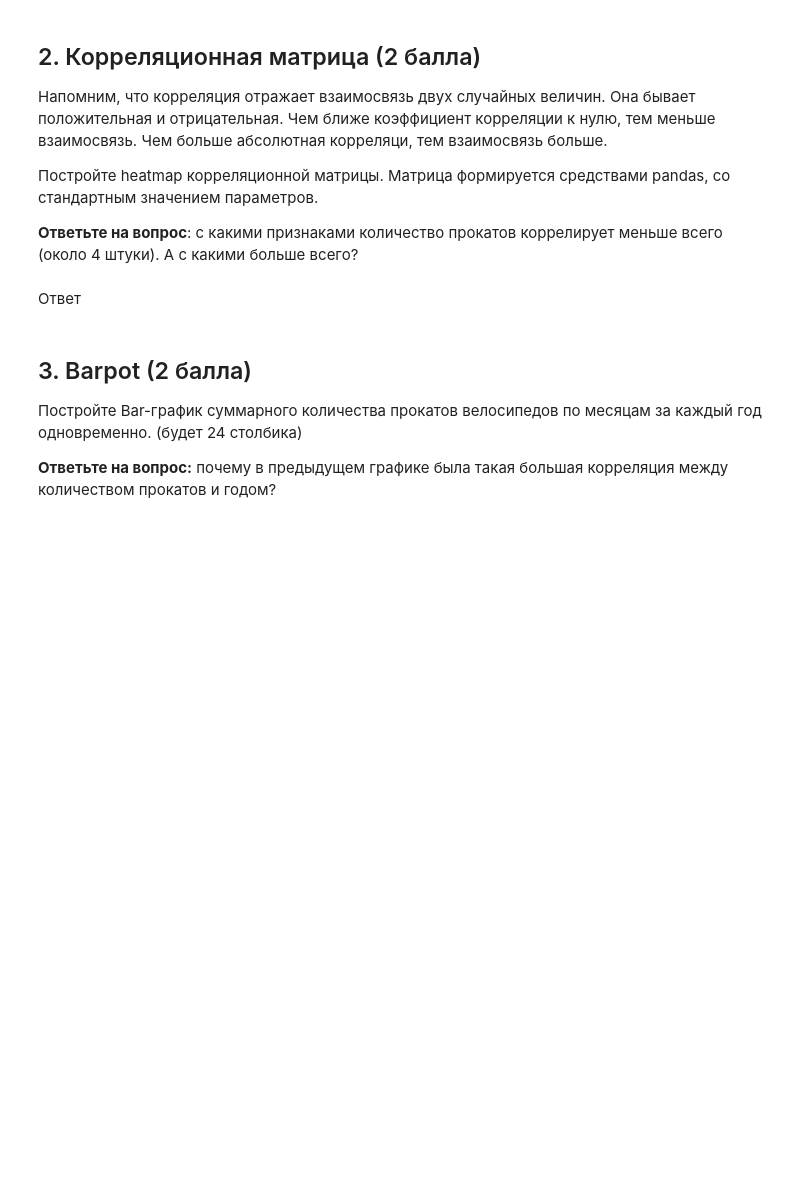
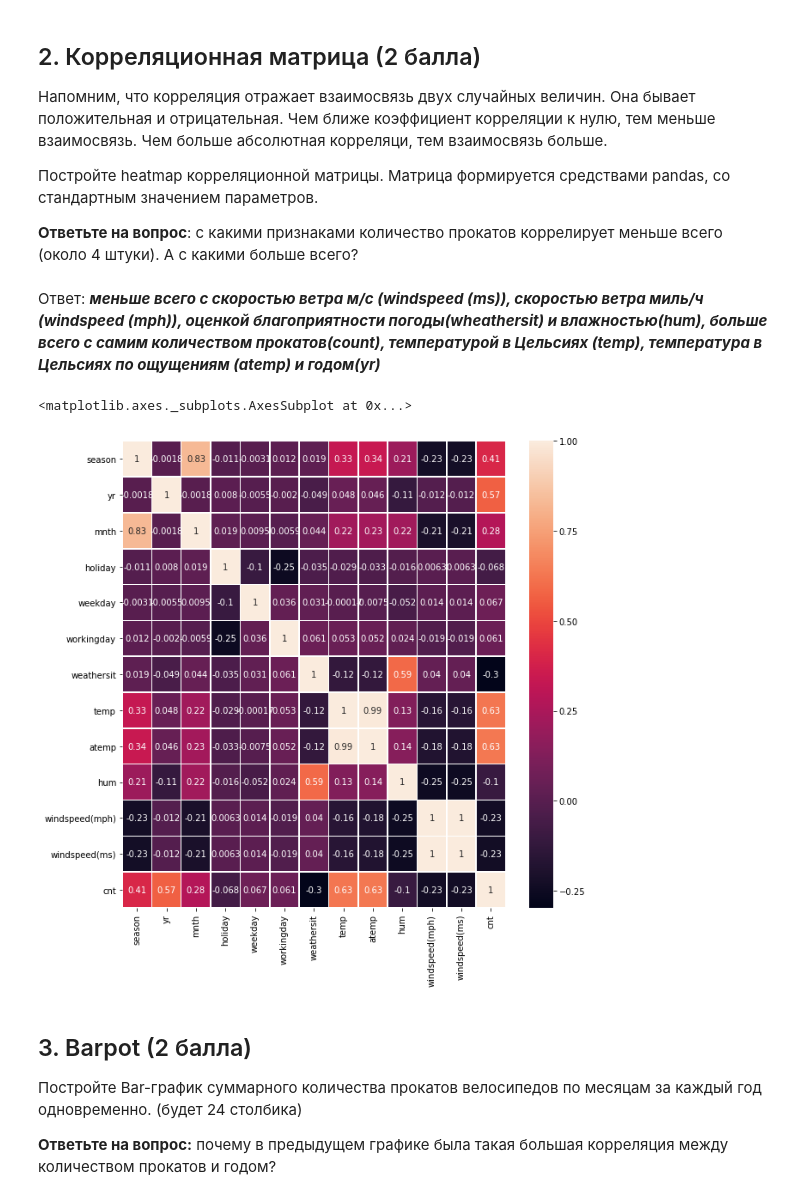
Before and after one commit to evggenshch/7bits_ML_1819, a Jupyter notebook: week3_homework_03-01-visualisation-homework.ipynb, the cells around one changed output. Cells and saved outputs as stored; diff of their text form; code cells hidden in the pictures; blank space fills up the shorter version.

```diff
--- a/week3_homework_03-01-visualisation-homework.ipynb
+++ b/week3_homework_03-01-visualisation-homework.ipynb
@@ -111,8 +147,15 @@ _(чем больше значение, тем больше прокатов и
 Постройте heatmap корреляционной матрицы. Матрица формируется средствами pandas, со стандартным значением параметров.
 
 **Ответьте на вопрос**: с какими признаками количество прокатов коррелирует меньше всего (около 4 штуки). А с какими больше всего?
-# %% [markdown]
-Ответ
+# %% [markdown]
+Ответ: __*меньше всего с скоростью ветра м/c (windspeed (ms)), скоростью ветра миль/ч (windspeed (mph)), оценкой благоприятности погоды(wheathersit) и влажностью(hum), больше всего с самим количеством прокатов(count), температурой в Цельсиях (temp), температура в Цельсиях по ощущениям (atemp) и годом(yr)*__
+# %%
+fig, ax = plt.subplots(figsize=(10,10))
+
+sns.heatmap(df.corr(), annot=True, linewidths=.5, ax=ax)
+# %% [output]
+<matplotlib.axes._subplots.AxesSubplot at 0x...>
+[figure, added]
 # %% [markdown]
 ## 3. Barpot (2 балла)
 
```
Also changed, not shown: parts of 18 cells of this notebook, 9 other files.
